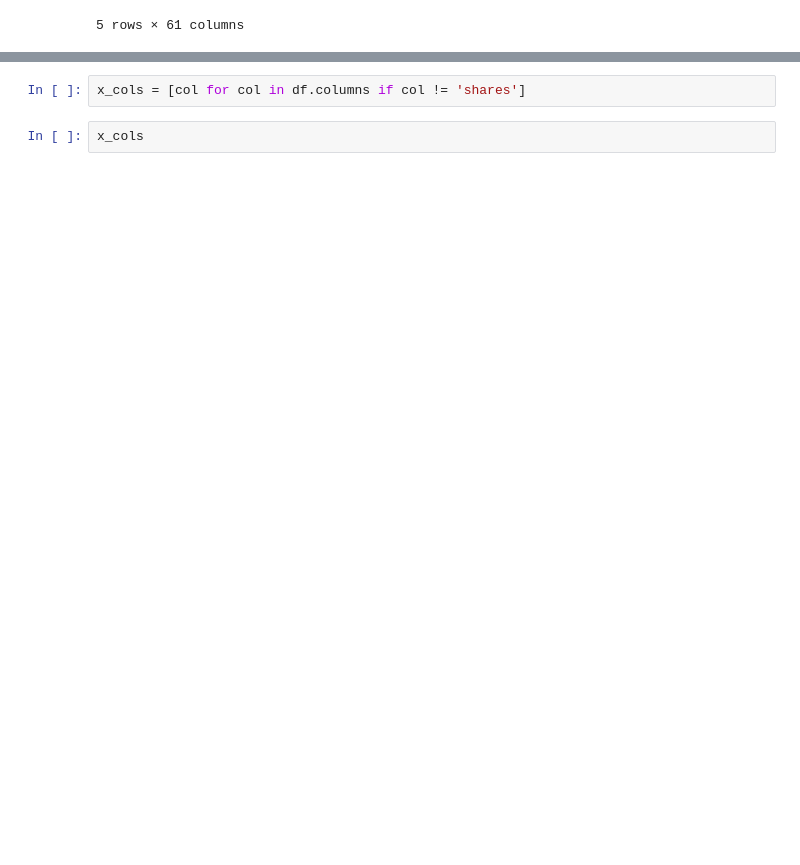
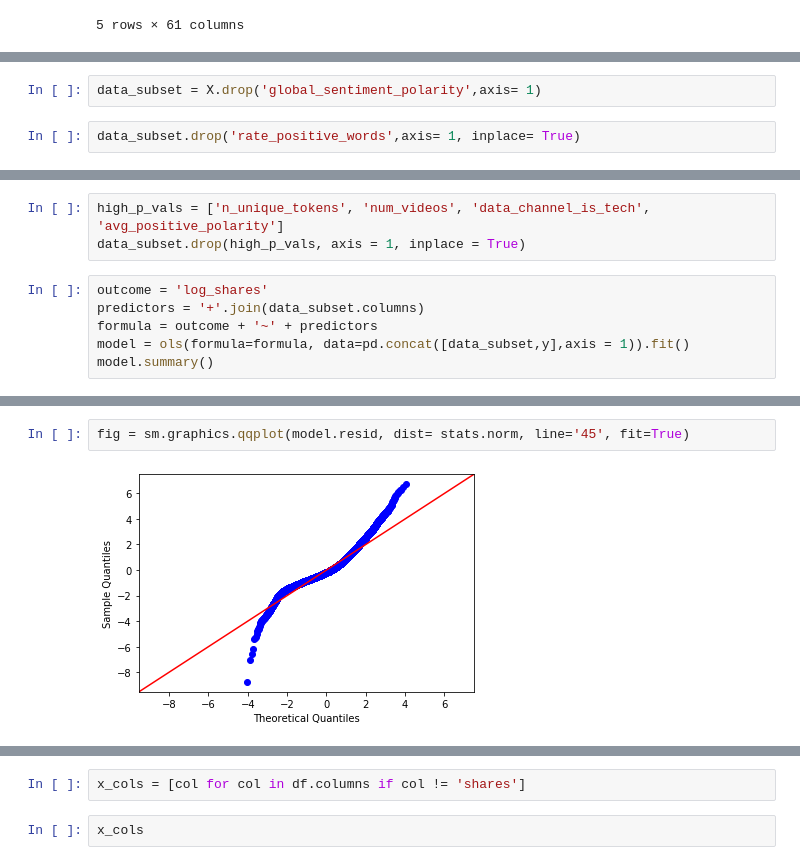
Before and after one commit to aroayeo/Predicting-Online-News-Popularity, a Jupyter notebook: Mo Notebook.ipynb, the cells around one changed output, grey strips where cells are left out. Saved outputs shown, nothing was run; the diff lists cells and outputs as text; blank space fills up the shorter version.

```diff
--- a/Mo Notebook.ipynb
+++ b/Mo Notebook.ipynb
@@ -63,0 +131,4 @@ for col in df.columns:
+# %%
+data_subset = X.drop('global_sentiment_polarity',axis= 1)
+# %%
+data_subset.drop('rate_positive_words',axis= 1, inplace= True)
@@ -63,0 +196,9 @@ for col in df.columns:
+# %%
+high_p_vals = ['n_unique_tokens', 'num_videos', 'data_channel_is_tech', 'avg_positive_polarity']
+data_subset.drop(high_p_vals, axis = 1, inplace = True)
+# %%
+outcome = 'log_shares'
+predictors = '+'.join(data_subset.columns)
+formula = outcome + '~' + predictors
+model = ols(formula=formula, data=pd.concat([data_subset,y],axis = 1)).fit()
+model.summary()
@@ -63,0 +240,4 @@ for col in df.columns:
+# %%
+fig = sm.graphics.qqplot(model.resid, dist= stats.norm, line='45', fit=True)
+# %% [output]
+[figure, added]
```
Also changed, not shown: parts of 32 cells of this notebook, 2 other files.
